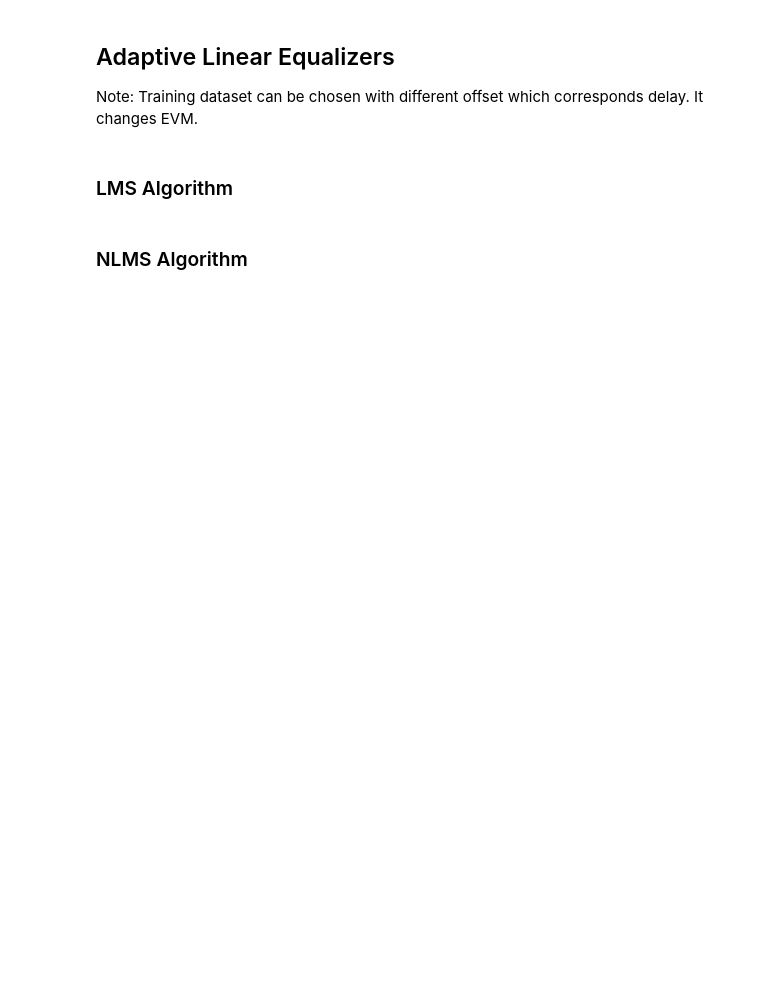
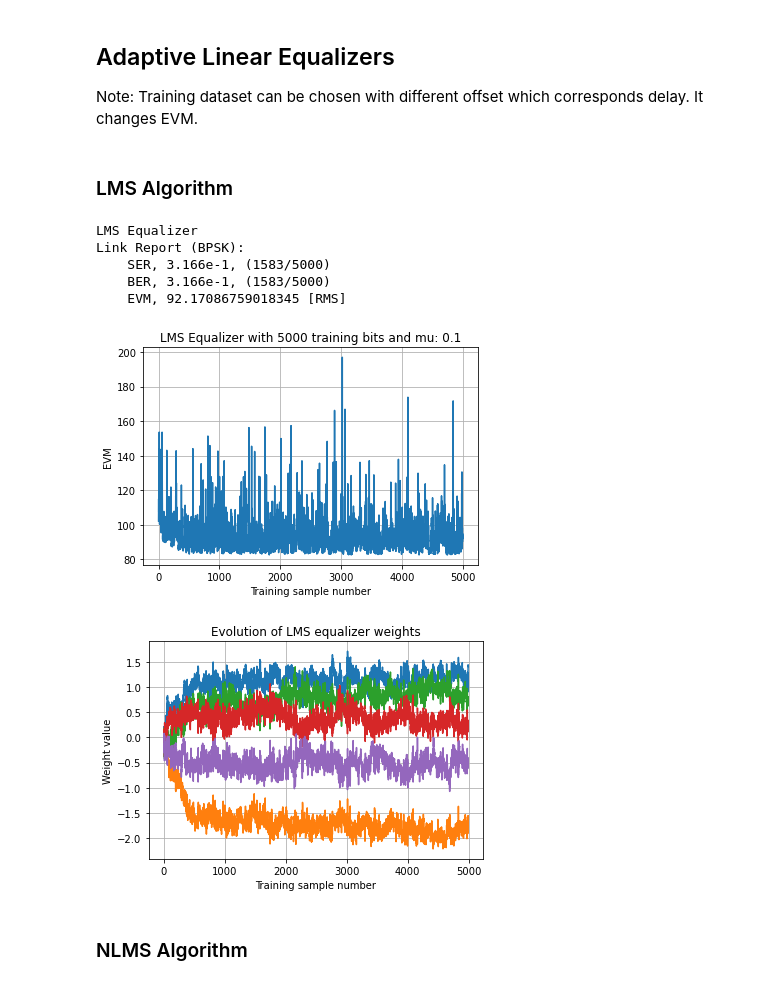
Before and after one commit to huzeyfe-erkek/comm, a Jupyter notebook: examples/equalizers/equalizer_comparison.ipynb, the cells around one changed output. Saved outputs shown, nothing was run; the diff lists cells and outputs as text; code cells hidden in the pictures; blank space fills up the shorter version.

```diff
--- a/examples/equalizers/equalizer_comparison.ipynb
+++ b/examples/equalizers/equalizer_comparison.ipynb
@@ -126,34 +178,42 @@ wRecLms = np.zeros((Ne, N-Ne))
 evmLms = np.zeros(N-Ne)
 
 # Using the training data to estimate the equalizer weights
 for k in range(Ne,N):
     xk = symbolsIsi[(k-Ne):(k)]
     w, e = lms.evalChunk(xk, symbols[k-1])
 
     # Record and equalize for each weight to monitor EVM
     y = filterB(w, symbolsIsi)
     wRecLms[:, k-Ne] = w.flatten()
     evmLms[k-Ne] = errorVectorMagnitude(y, symbols)
 
 print("LMS Equalizer")
-linkReport(y, symbols, BpskDemodulator())
+linkReport(y, symbols, demodulator)
 
 # Plot EVM change
 plt.figure()
 plt.plot(evmLms)
 plt.grid()
 plt.title('LMS Equalizer with ' + str(N) + ' training bits and mu: ' + str(muLms))
 plt.xlabel('Training sample number')
 plt.ylabel('EVM')
 
 # Plot filter taps
 plt.figure()
 plt.plot(wRecLms.T)
 plt.grid()
 plt.title('Evolution of LMS equalizer weights')
 plt.xlabel('Training sample number')
 plt.ylabel('Weight value')
 plt.show()
+# %% [output]
+LMS Equalizer
+Link Report (BPSK):
+    SER, 3.166e-1, (1583/5000)
+    BER, 3.166e-1, (1583/5000)
+    EVM, 92.17086759018345 [RMS]
+[figure, added]
+[figure, added]
 # %% [markdown]
 ### NLMS Algorithm
 # %%
```
Also changed, not shown: parts of 24 cells of this notebook, 6 other files.
